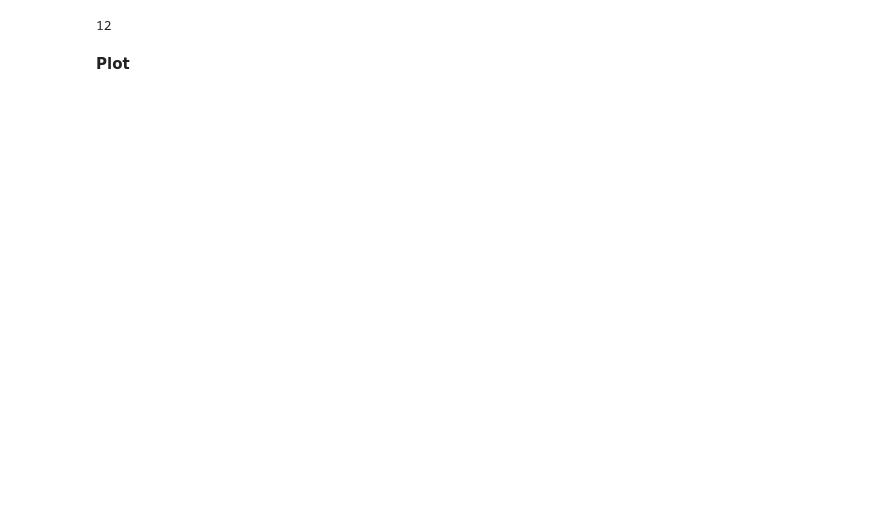
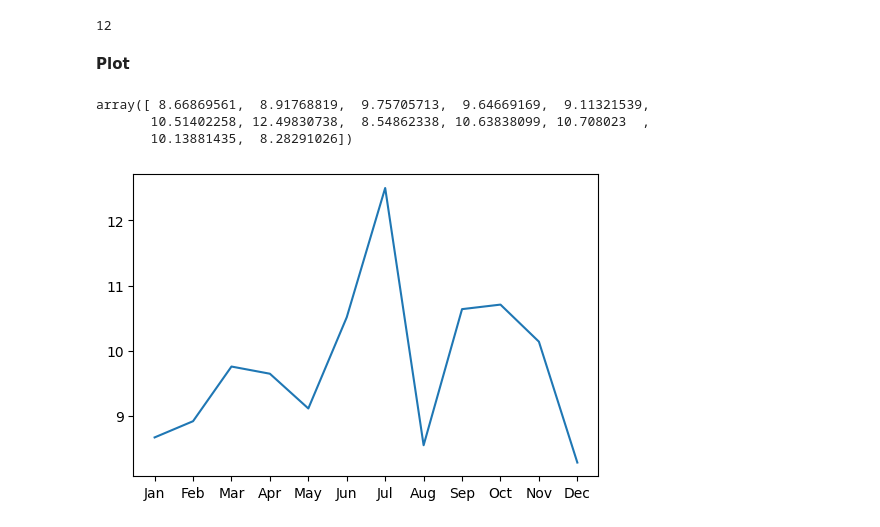
Before and after one commit to LucasRocha2308/Curso-Data-Science-e-Machine-Learning-com-Estatistica-e-Python, a Jupyter notebook: time_series.ipynb, the cells around one changed output. Saved outputs shown, nothing was run; the diff lists cells and outputs as text; code cells hidden in the pictures; blank space fills up the shorter version.

```diff
--- a/time_series.ipynb
+++ b/time_series.ipynb
@@ -101,6 +99,6 @@ print(tempo)
 start = '01/01/2020'
 end = '31/12/2020'
 # %%
-x=pd.date_range(start, end, freq='MS').strftime('%d/%b/%y')
+x=pd.date_range(start, end, freq='MS').strftime('%b')
 x
 # %% [output]
@@ -114,3 +111,17 @@ len(x)
 12
 # %% [markdown]
 **Plot**
+# %%
+y = np.random.normal(10,1,12)# 12 elementos | com media 10 | e desvio padrão 1
+y
+# %% [output]
+array([ 8.66869561,  8.91768819,  9.75705713,  9.64669169,  9.11321539,
+       10.51402258, 12.49830738,  8.54862338, 10.63838099, 10.708023  ,
+       10.13881435,  8.28291026])
+# %%
+f, ax = plt.subplots(dpi=100)
+plt.plot(x,y)
+f.auto    #gira automaticamente os elementos do xlabel
+plt.show()
+# %% [output]
+[figure, added]
```
Also changed, not shown: parts of 6 cells of this notebook.
